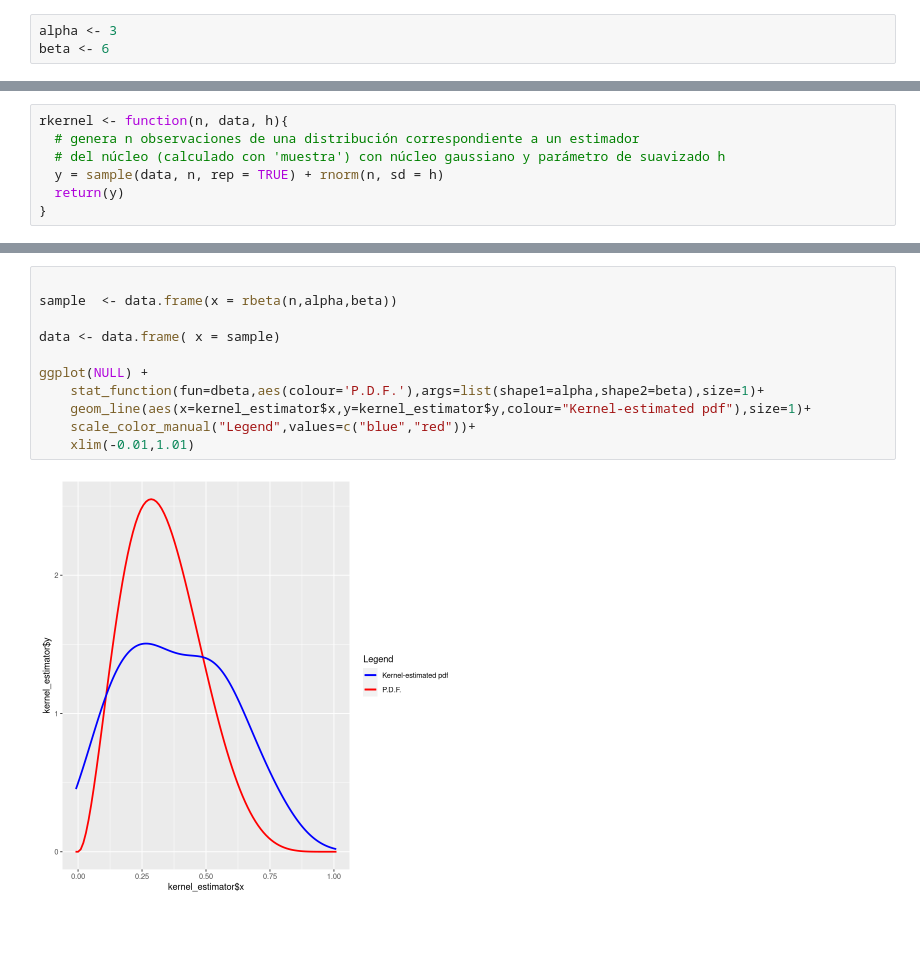
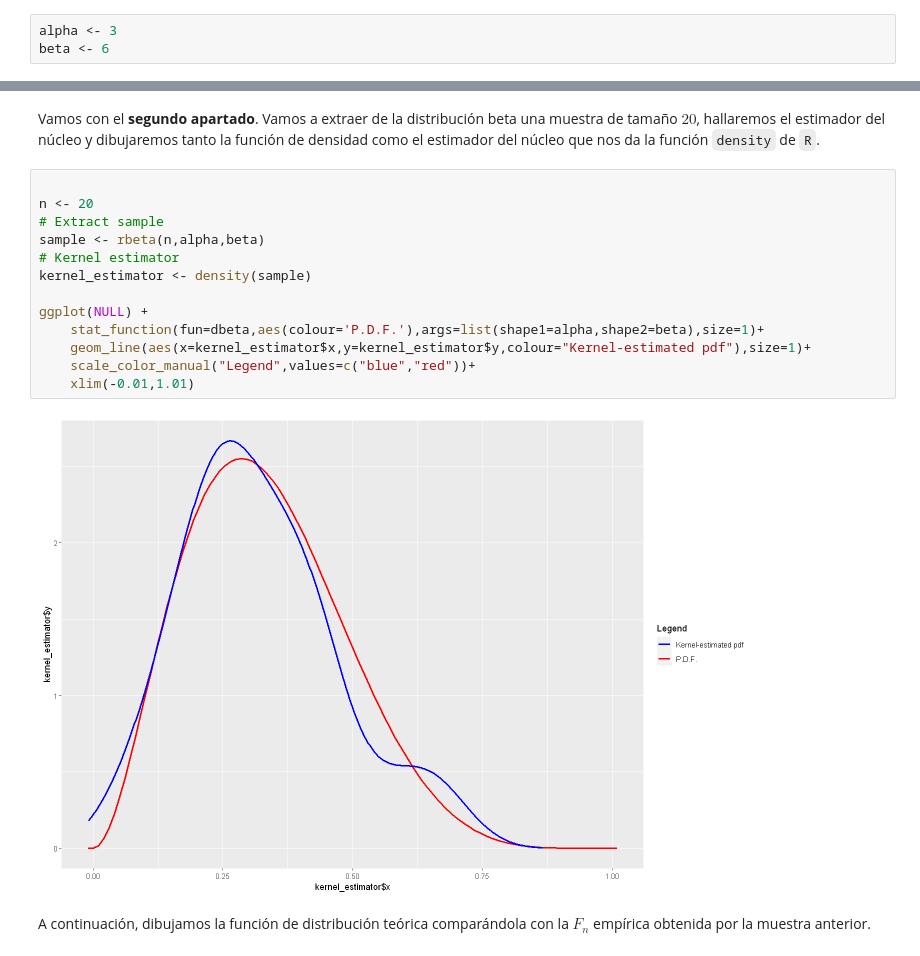
Before and after one commit to fjsaezm/mcd, a Jupyter notebook: MAE/PdfEstimation/Untitled.ipynb, the cells around one changed output, grey strips where cells are left out. Cells and saved outputs as stored; diff of their text form; blank space fills up the shorter version.

```diff
--- a/MAE/PdfEstimation/Untitled.ipynb
+++ b/MAE/PdfEstimation/Untitled.ipynb
@@ -129,7 +97,0 @@ Traceback:
-# %%
-rkernel <- function(n, data, h){
-  # genera n observaciones de una distribución correspondiente a un estimador
-  # del núcleo (calculado con 'muestra') con núcleo gaussiano y parámetro de suavizado h
-  y = sample(data, n, rep = TRUE) + rnorm(n, sd = h)
-  return(y)
-}
@@ -142,14 +105,20 @@ kernel_data <- rkernel(n, sample, h)
+# %% [markdown]
+Vamos con el **segundo apartado**. Vamos a extraer de la distribución beta una muestra de tamaño $20$, hallaremos el estimador del núcleo y dibujaremos tanto la función de densidad como el estimador del núcleo que nos da la función `density` de `R`.
 # %%
 
-sample  <- data.frame(x = rbeta(n,alpha,beta))
-
-data <- data.frame( x = sample)
+n <- 20
+# Extract sample
+sample <- rbeta(n,alpha,beta)
+# Kernel estimator
+kernel_estimator <- density(sample)
 
 ggplot(NULL) +
     stat_function(fun=dbeta,aes(colour='P.D.F.'),args=list(shape1=alpha,shape2=beta),size=1)+
     geom_line(aes(x=kernel_estimator$x,y=kernel_estimator$y,colour="Kernel-estimated pdf"),size=1)+
     scale_color_manual("Legend",values=c("blue","red"))+
     xlim(-0.01,1.01)
 # %% [output]
-[figure, old version]
+[figure, new version]
+# %% [markdown]
+A continuación, dibujamos la función de distribución teórica comparándola con la $F_n$ empírica obtenida por la muestra anterior.
 # %%
```
Also changed, not shown: parts of 14 cells of this notebook, 6 other files.
